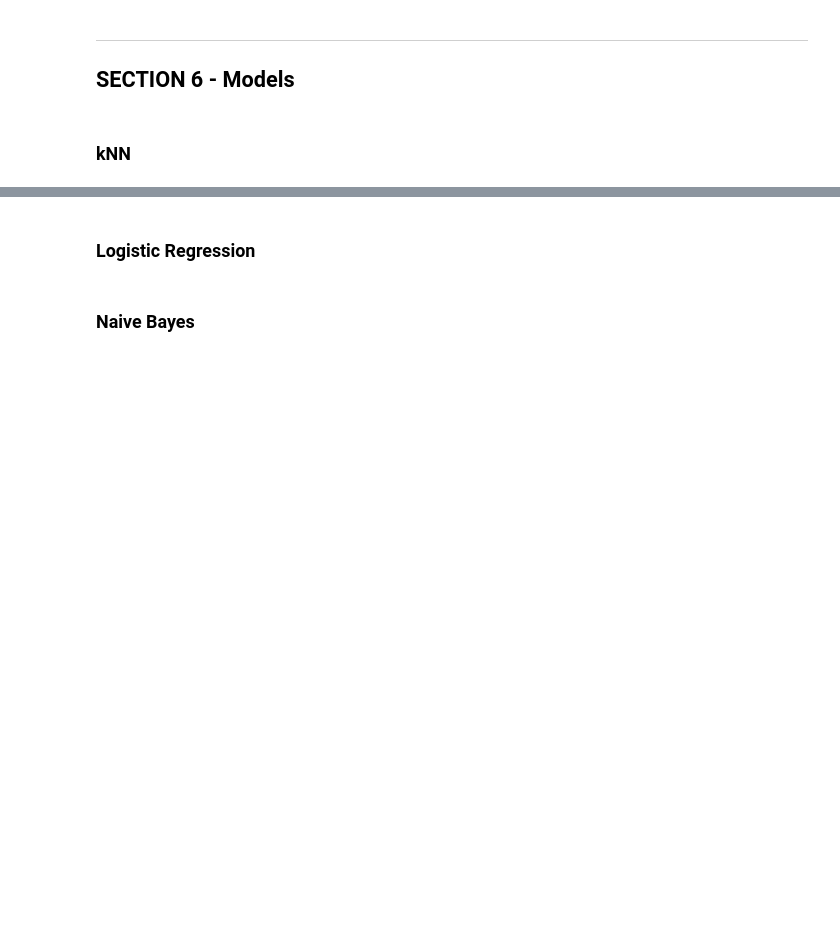
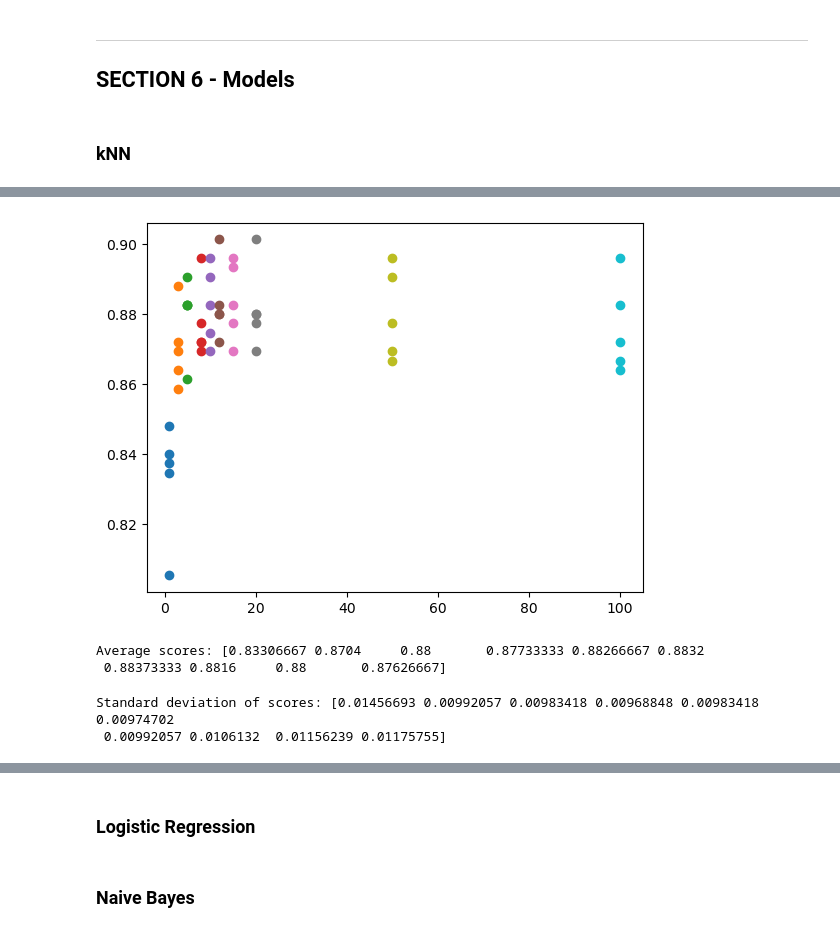
Before and after one commit to samueluy/PumpkinSeed-ML-Insights-STINTSY, a Jupyter notebook: PumpkinSeed_Classification_Insights.ipynb, the cells around one changed output, grey strips where cells are left out. Cells and saved outputs as stored; diff of their text form; code cells hidden in the pictures; blank space fills up the shorter version.

```diff
--- a/PumpkinSeed_Classification_Insights.ipynb
+++ b/PumpkinSeed_Classification_Insights.ipynb
@@ -124,0 +151,13 @@ print("testbryce")
+# %%
+distances, data_index = model.kneighbors(X_test,neighbors)
+# %%
+# Display top neighbors of the test data
+np.squeeze(distances)
+np.squeeze(data_index)
+print('Top neighbors of the test data:')
+for i in range(len(distances)):
+    print('Neighbor:', i+1)
+    print('Distance:', distances[i])
+    print('Data index:', data_index[i])
+    print('Class:', y_train.iloc[data_index[i]])
+    print('\n')
@@ -124,0 +185,31 @@ print("testbryce")
+# %%
+k_folds = 5
+k_choices = [1, 3, 5, 8, 10, 12, 15, 20, 50, 100]
+scores = np.zeros((len(k_choices), k_folds))
+# %%
+for i in range(len(k_choices)):
+    model = KNeighborsClassifier(n_neighbors=k_choices[i])
+    scores[i] = cross_val_score(model, X_train, y_train, cv=k_folds)
+# %%
+def plot_scatter(scores):
+    for i in range(len(scores)):
+        x=[k_choices[i]] * 5
+        plt.scatter(x, scores[i])
+
+plot_scatter(scores)
+# %% [output]
+[figure, added]
+# %%
+# Calculate the average scores of each fold
+avg_scores = np.mean(scores, axis=1)
+print('Average scores:', avg_scores)
+# %% [output]
+Average scores: [0.83306667 0.8704     0.88       0.87733333 0.88266667 0.8832
+ 0.88373333 0.8816     0.88       0.87626667]
+# %%
+# Get average accuracy for each k
+stddev_scores = np.std(scores, axis=1)
+print('Standard deviation of scores:', stddev_scores)
+# %% [output]
+Standard deviation of scores: [0.01456693 0.00992057 0.00983418 0.00968848 0.00983418 0.00974702
+ 0.00992057 0.0106132  0.01156239 0.01175755]
```
Also changed, not shown: parts of 13 cells of this notebook.
